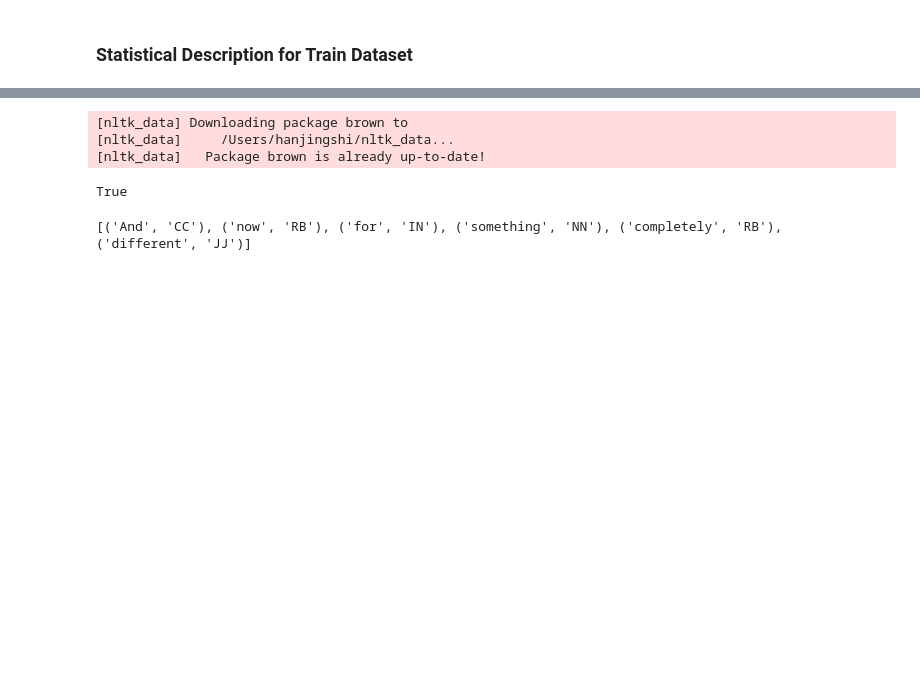
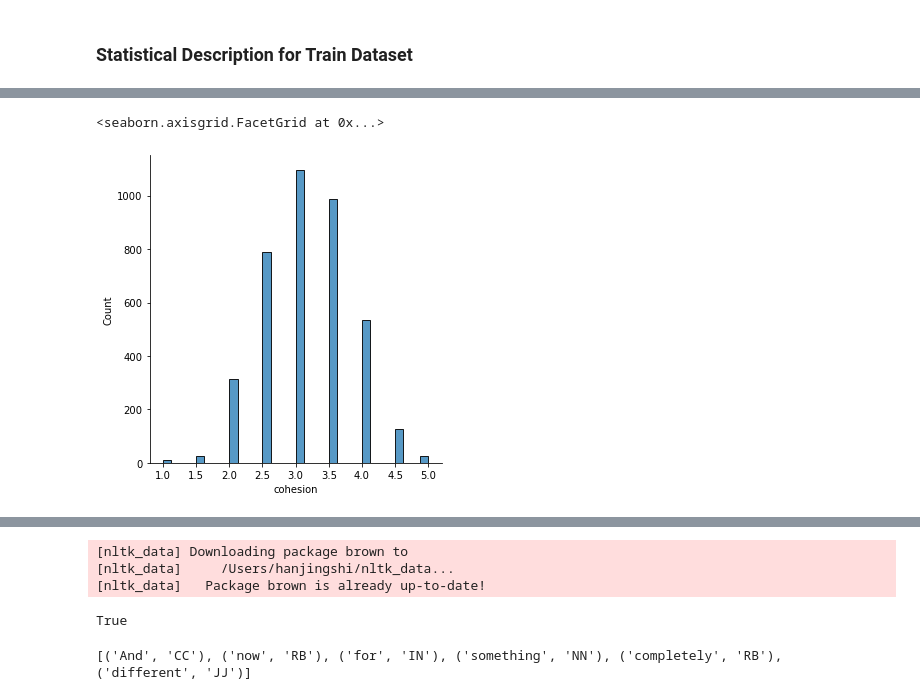
Before and after one commit to hs1063/580_final, a Jupyter notebook: 580.ipynb, the cells around one changed output, grey strips where cells are left out. Drawn from its saved outputs; the diff is of its cells as text; code cells hidden in the pictures; blank space fills up the shorter version.

```diff
--- a/580.ipynb
+++ b/580.ipynb
@@ -114,0 +103,5 @@ fig = make_subplots(rows=plot_rows, cols=plot_cols)
+# %%
+sns.displot(data = des_df, x = des_df['cohesion'])
+# %% [output]
+<seaborn.axisgrid.FacetGrid at 0x...>
+[figure, added]
```
Also changed, not shown: parts of 14 cells of this notebook.
